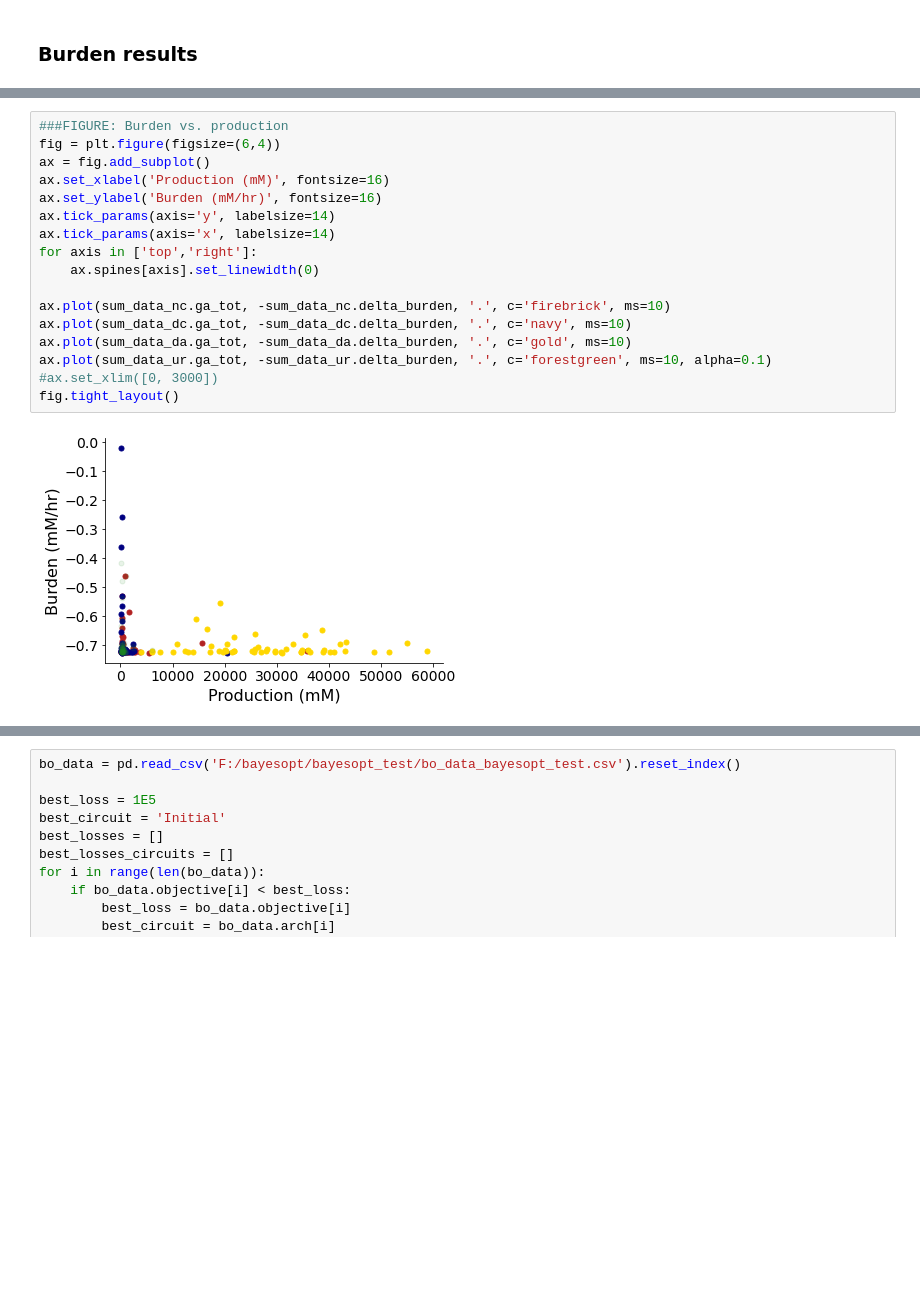
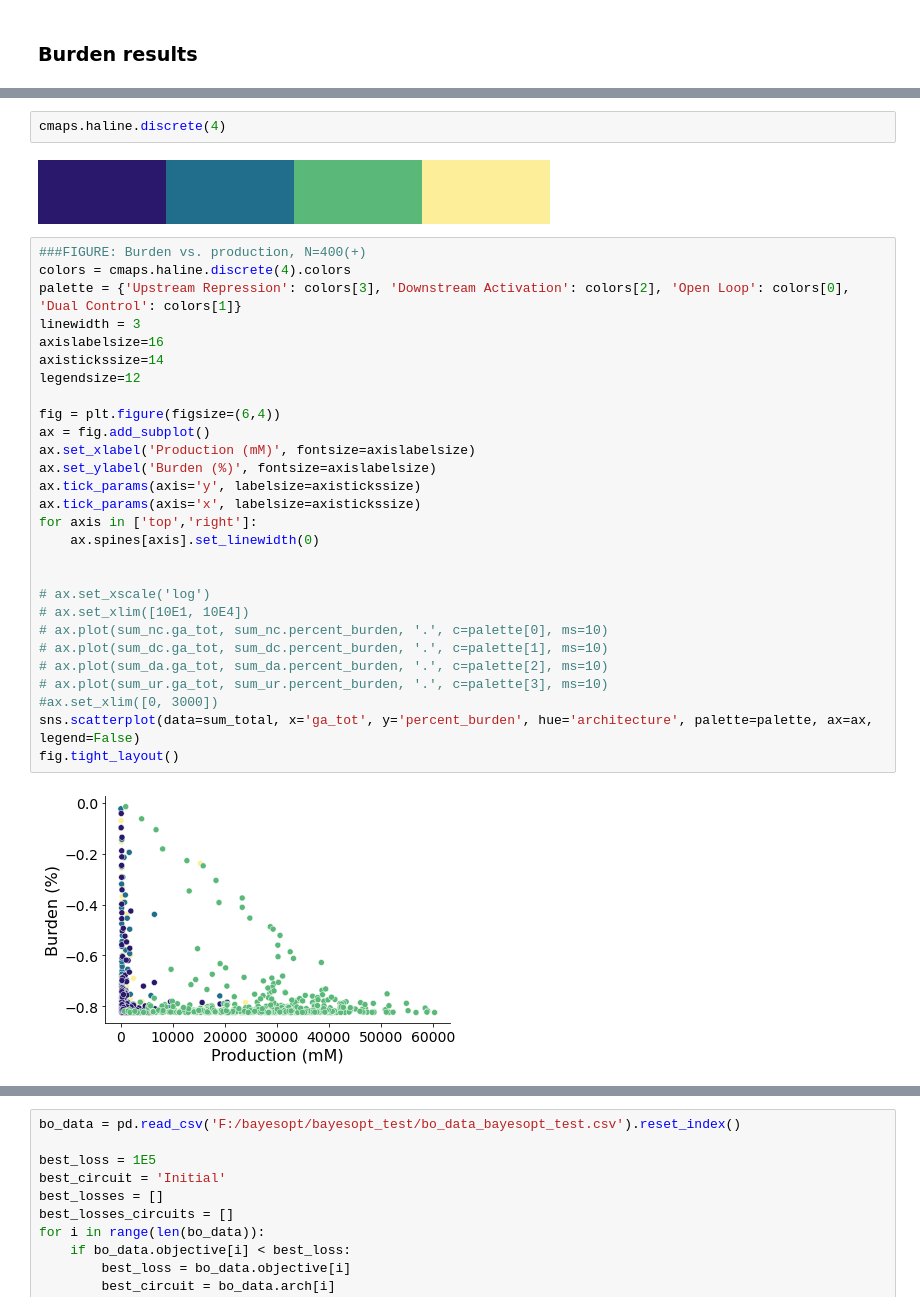
Before and after one commit to cjmerzbacher/joint-simulator, a Jupyter notebook: glucaric_acid/ga_viz.ipynb, the cells around one changed output, grey strips where cells are left out. Cells and saved outputs as stored; diff of their text form; blank space fills up the shorter version.

Commit message:
midway through burden analysis

```diff
--- a/glucaric_acid/ga_viz.ipynb
+++ b/glucaric_acid/ga_viz.ipynb
@@ -218,19 +171,34 @@ UR
+# %%
+cmaps.haline.discrete(4)
+# %% [output]
+[figure, added]
 # %%
-###FIGURE: Burden vs. production
+###FIGURE: Burden vs. production, N=400(+)
+colors = cmaps.haline.discrete(4).colors
+palette = {'Upstream Repression': colors[3], 'Downstream Activation': colors[2], 'Open Loop': colors[0], 'Dual Control': colors[1]}
+linewidth = 3
+axislabelsize=16
+axistickssize=14
+legendsize=12
+
 fig = plt.figure(figsize=(6,4))
 ax = fig.add_subplot()
-ax.set_xlabel('Production (mM)', fontsize=16)
-ax.set_ylabel('Burden (mM/hr)', fontsize=16)
-ax.tick_params(axis='y', labelsize=14)
-ax.tick_params(axis='x', labelsize=14)
+ax.set_xlabel('Production (mM)', fontsize=axislabelsize)
+ax.set_ylabel('Burden (%)', fontsize=axislabelsize)
+ax.tick_params(axis='y', labelsize=axistickssize)
+ax.tick_params(axis='x', labelsize=axistickssize)
 for axis in ['top','right']:
     ax.spines[axis].set_linewidth(0)
 
-ax.plot(sum_data_nc.ga_tot, -sum_data_nc.delta_burden, '.', c='firebrick', ms=10)
-ax.plot(sum_data_dc.ga_tot, -sum_data_dc.delta_burden, '.', c='navy', ms=10)
-ax.plot(sum_data_da.ga_tot, -sum_data_da.delta_burden, '.', c='gold', ms=10)
-ax.plot(sum_data_ur.ga_tot, -sum_data_ur.delta_burden, '.', c='forestgreen', ms=10, alpha=0.1)
+
+# ax.set_xscale('log')
+# ax.set_xlim([10E1, 10E4])
+# ax.plot(sum_nc.ga_tot, sum_nc.percent_burden, '.', c=palette[0], ms=10)
+# ax.plot(sum_dc.ga_tot, sum_dc.percent_burden, '.', c=palette[1], ms=10)
+# ax.plot(sum_da.ga_tot, sum_da.percent_burden, '.', c=palette[2], ms=10)
+# ax.plot(sum_ur.ga_tot, sum_ur.percent_burden, '.', c=palette[3], ms=10)
 #ax.set_xlim([0, 3000])
+sns.scatterplot(data=sum_total, x='ga_tot', y='percent_burden', hue='architecture', palette=palette, ax=ax, legend=False)
 fig.tight_layout()
 # %% [output]
-[figure, old version]
+[figure, new version]
```
Also changed, not shown: parts of 12 cells of this notebook, 2 other files.
